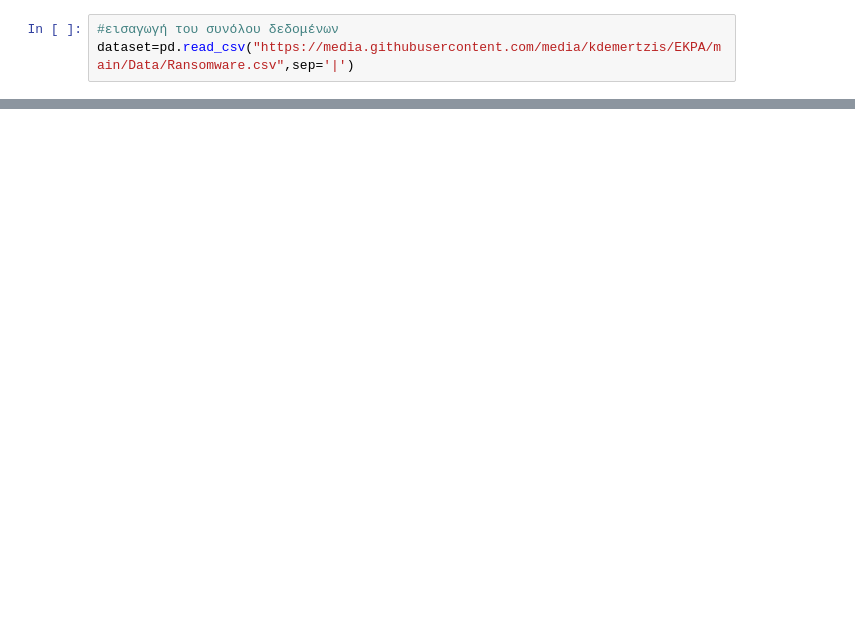
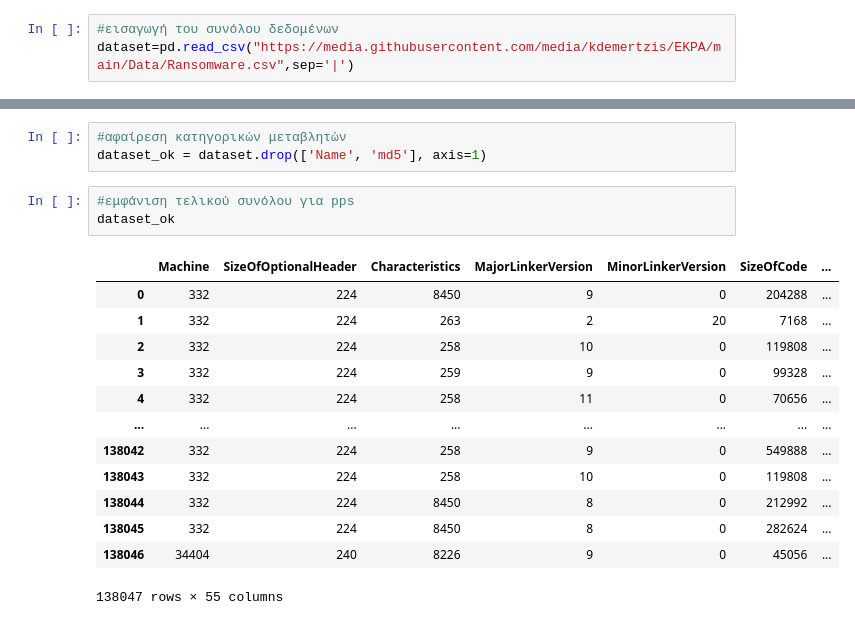
Before and after one commit to ntzo-ai/EKPA-exams, a Jupyter notebook: Ransomware_modified.ipynb, the cells around one changed output, grey strips where cells are left out. Cells and saved outputs as stored; diff of their text form; blank space fills up the shorter version.

```diff
--- a/Ransomware_modified.ipynb
+++ b/Ransomware_modified.ipynb
@@ -42,0 +62,20 @@ dataset
+# %%
+#αφαίρεση κατηγορικών μεταβλητών
+dataset_ok = dataset.drop(['Name', 'md5'], axis=1)
+# %%
+#εμφάνιση τελικού συνόλου για pps
+dataset_ok
+# %% [output]
+|  | Machine | SizeOfOptionalHeader | Characteristics | MajorLinkerVersion | MinorLinkerVersion | SizeOfCode | ... |
+| 0 | 332 | 224 | 8450 | 9 | 0 | 204288 | ... |
+| 1 | 332 | 224 | 263 | 2 | 20 | 7168 | ... |
+| 2 | 332 | 224 | 258 | 10 | 0 | 119808 | ... |
+| 3 | 332 | 224 | 259 | 9 | 0 | 99328 | ... |
+| 4 | 332 | 224 | 258 | 11 | 0 | 70656 | ... |
+| ... | ... | ... | ... | ... | ... | ... | ... |
+| 138042 | 332 | 224 | 258 | 9 | 0 | 549888 | ... |
+| 138043 | 332 | 224 | 258 | 10 | 0 | 119808 | ... |
+| 138044 | 332 | 224 | 8450 | 8 | 0 | 212992 | ... |
+| 138045 | 332 | 224 | 8450 | 8 | 0 | 282624 | ... |
+| 138046 | 34404 | 240 | 8226 | 9 | 0 | 45056 | ... |
+138047 rows × 55 columns
```
Also changed, not shown: parts of 27 cells of this notebook.
